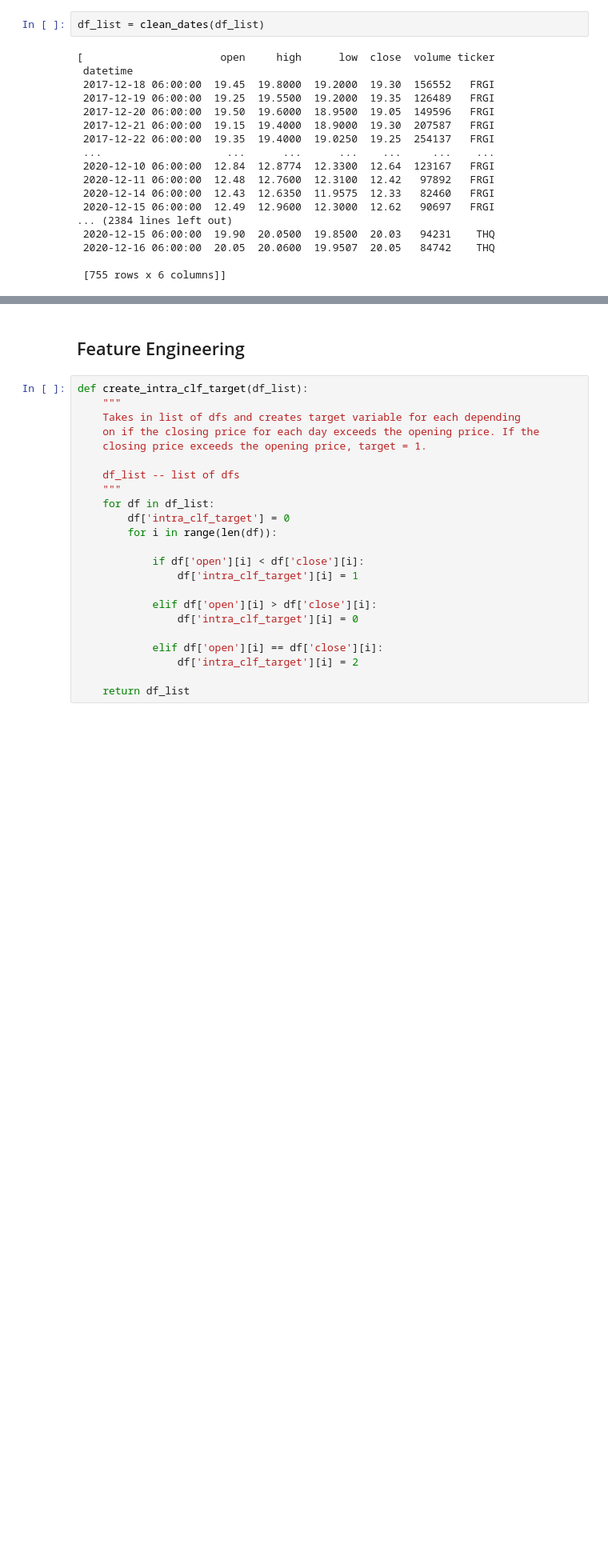
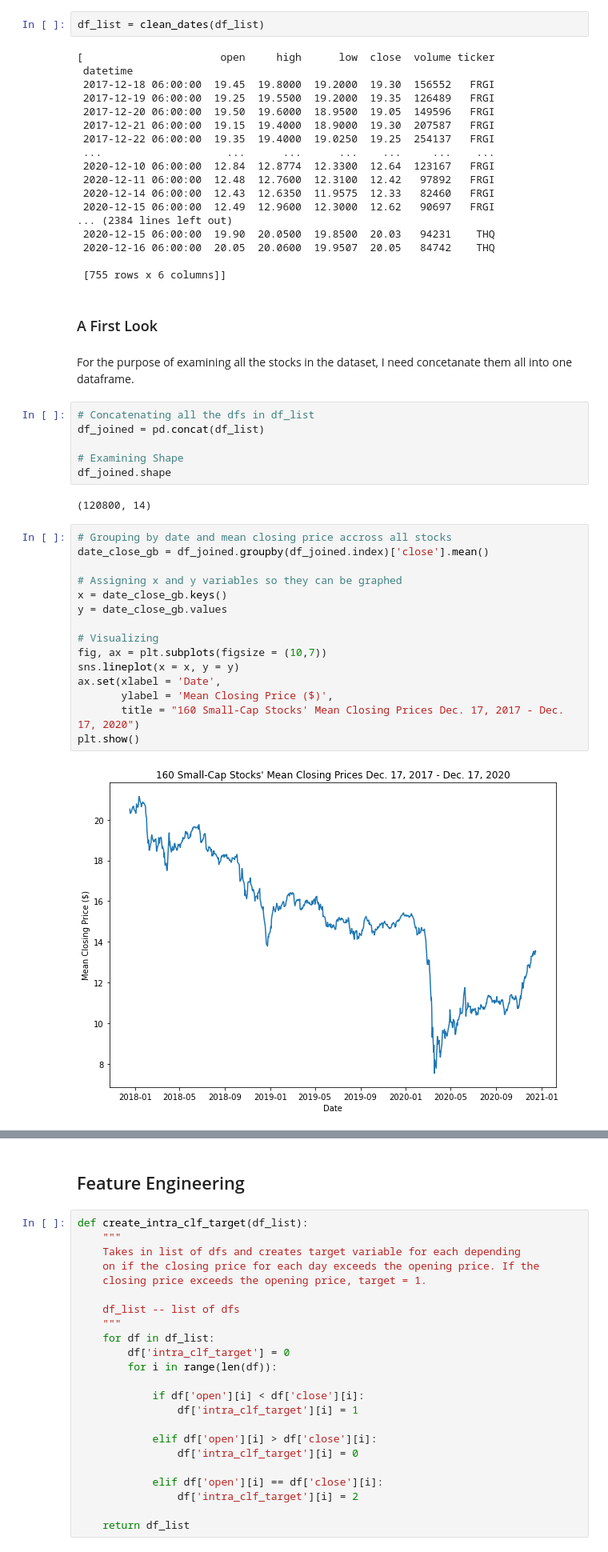
Before and after one commit to jakeoddi/Stock-Price-Forecasting, a Jupyter notebook: data_acquisition.ipynb, the cells around one changed output, grey strips where cells are left out. Shown at 80% size. Cells and saved outputs as stored; diff of their text form; blank space fills up the shorter version.

Commit message:
visualizations done

```diff
--- a/data_acquisition.ipynb
+++ b/data_acquisition.ipynb
@@ -208,3 +208,32 @@ df_list = clean_dates(df_list)
  2020-12-16 06:00:00  20.05  20.0600  19.9507  20.05   84742    THQ
 
  [755 rows x 6 columns]]
+# %% [markdown]
+### A First Look
+# %% [markdown]
+For the purpose of examining all the stocks in the dataset, I need concetanate them all into one dataframe.
+# %%
+# Concatenating all the dfs in df_list
+df_joined = pd.concat(df_list)
+
+# Examining Shape
+df_joined.shape
+# %% [output]
+(120800, 14)
+# %%
+# Grouping by date and mean closing price accross all stocks
+date_close_gb = df_joined.groupby(df_joined.index)['close'].mean()
+
+# Assigning x and y variables so they can be graphed
+x = date_close_gb.keys()
+y = date_close_gb.values
+
+# Visualizing
+fig, ax = plt.subplots(figsize = (10,7))
+sns.lineplot(x = x, y = y)
+ax.set(xlabel = 'Date',
+       ylabel = 'Mean Closing Price ($)',
+       title = "160 Small-Cap Stocks' Mean Closing Prices Dec. 17, 2017 - Dec. 17, 2020")
+plt.show()
+# %% [output]
+[figure, added]
```
Also changed, not shown: parts of 8 cells of this notebook.
